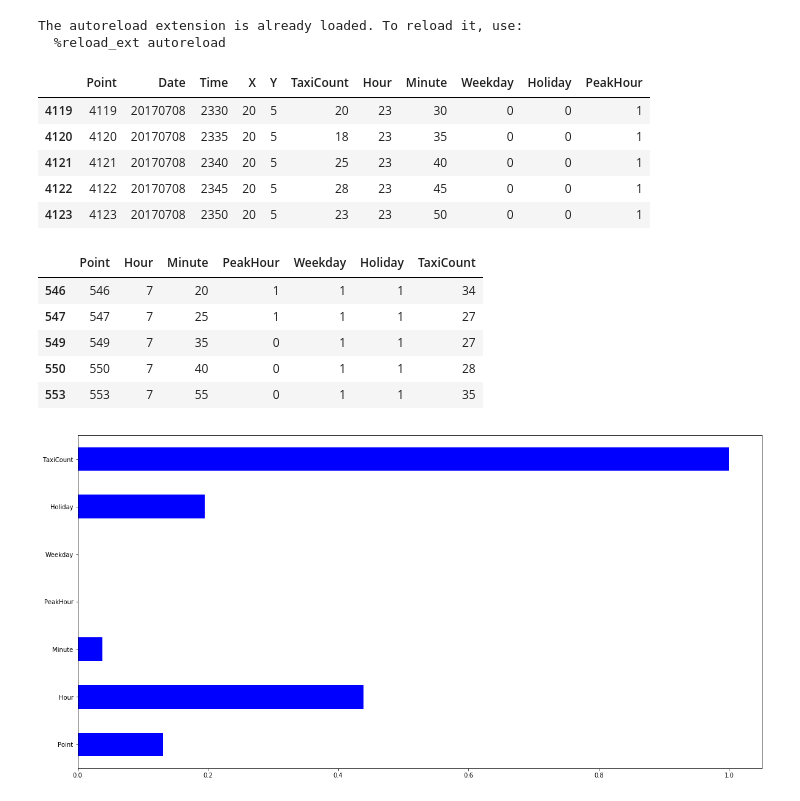
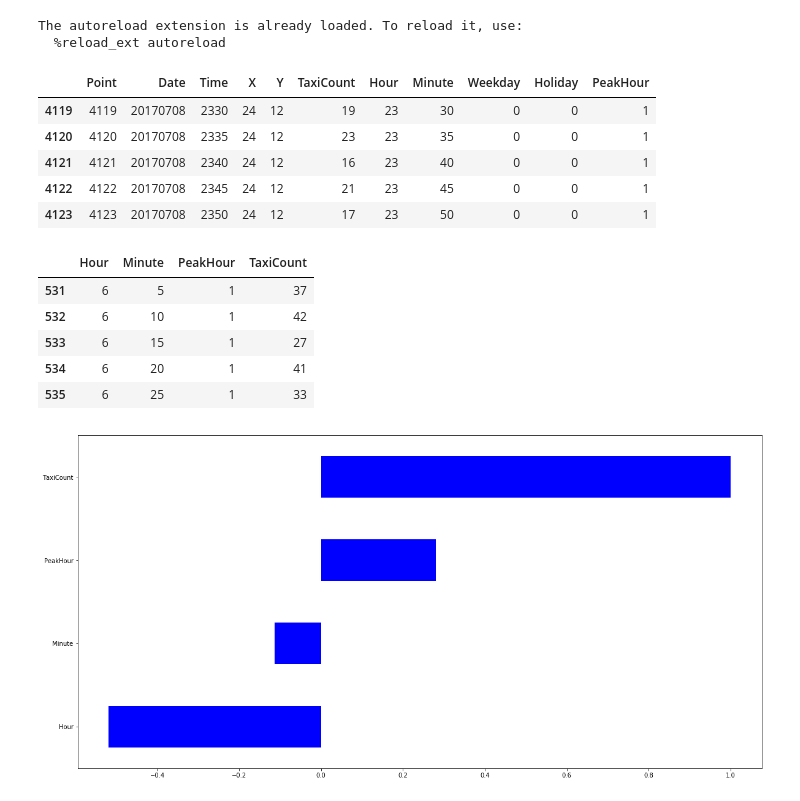
Before and after one commit to hari-allamraju/sg-taxidata, a Jupyter notebook: notebooks/Methodical study.ipynb, the cells around one changed output. Cells and saved outputs as stored; diff of their text form; code cells hidden in the pictures.

```diff
--- a/notebooks/Methodical study.ipynb
+++ b/notebooks/Methodical study.ipynb
@@ -36,7 +36,7 @@ def weekday(d):
     dt=datetime.strptime(d,"%Y%m%d")
     return 1 if datetime.isoweekday(dt)<6 else 0
 
-df=taxis.get_df_all_taxi_data(DBNAME,LAT1,LON1)
+df=taxis.get_df_all_taxi_data(DBNAME,LAT,LON)
 df['Hour']=df.apply(lambda r:int(r['Time'][:2]),axis=1)
 df['Minute']=df.apply(lambda r:int(r['Time'][2:]),axis=1)
 df['Weekday']=df.apply(lambda r: weekday(r['Date']),axis=1)
@@ -46,27 +46,27 @@ df['PeakHour']=df.apply(lambda r: peak(r['Hour'],r['Minute'],r['Weekday']),axis=
 df.tail()
 # %% [output]
 |  | Point | Date | Time | X | Y | TaxiCount | Hour | Minute | Weekday | Holiday | PeakHour |
-| 4119 | 4119 | 20170708 | 2330 | 20 | 5 | 20 | 23 | 30 | 0 | 0 | 1 |
-| 4120 | 4120 | 20170708 | 2335 | 20 | 5 | 18 | 23 | 35 | 0 | 0 | 1 |
-| 4121 | 4121 | 20170708 | 2340 | 20 | 5 | 25 | 23 | 40 | 0 | 0 | 1 |
-| 4122 | 4122 | 20170708 | 2345 | 20 | 5 | 28 | 23 | 45 | 0 | 0 | 1 |
-| 4123 | 4123 | 20170708 | 2350 | 20 | 5 | 23 | 23 | 50 | 0 | 0 | 1 |
+| 4119 | 4119 | 20170708 | 2330 | 24 | 12 | 19 | 23 | 30 | 0 | 0 | 1 |
+| 4120 | 4120 | 20170708 | 2335 | 24 | 12 | 23 | 23 | 35 | 0 | 0 | 1 |
+| 4121 | 4121 | 20170708 | 2340 | 24 | 12 | 16 | 23 | 40 | 0 | 0 | 1 |
+| 4122 | 4122 | 20170708 | 2345 | 24 | 12 | 21 | 23 | 45 | 0 | 0 | 1 |
+| 4123 | 4123 | 20170708 | 2350 | 24 | 12 | 17 | 23 | 50 | 0 | 0 | 1 |
 # %%
 h=df.quantile(q=0.8)['TaxiCount']
 l=df.quantile(q=0.2)['TaxiCount']
 # %%
-df_sub=df.query('(TaxiCount>=@l and TaxiCount<=@h) and (Hour>=6 and Hour<=12) and Weekday==1')[['Point','Hour','Minute','PeakHour','Weekday','Holiday','TaxiCount']]
+df_sub=df.query('(TaxiCount>=@l and TaxiCount<=@h) and (Hour>=6 and Hour<=12) and Weekday==1')[['Hour','Minute','PeakHour','TaxiCount']]
 df_sub.head()
 # %% [output]
-|  | Point | Hour | Minute | PeakHour | Weekday | Holiday | TaxiCount |
-| 546 | 546 | 7 | 20 | 1 | 1 | 1 | 34 |
-| 547 | 547 | 7 | 25 | 1 | 1 | 1 | 27 |
-| 549 | 549 | 7 | 35 | 0 | 1 | 1 | 27 |
-| 550 | 550 | 7 | 40 | 0 | 1 | 1 | 28 |
-| 553 | 553 | 7 | 55 | 0 | 1 | 1 | 35 |
+|  | Hour | Minute | PeakHour | TaxiCount |
+| 531 | 6 | 5 | 1 | 37 |
+| 532 | 6 | 10 | 1 | 42 |
+| 533 | 6 | 15 | 1 | 27 |
+| 534 | 6 | 20 | 1 | 41 |
+| 535 | 6 | 25 | 1 | 33 |
 # %%
 corr=df_sub.corr()['TaxiCount'].plot(kind='barh',color='b')
 plt.show()
 # %% [output]
-[figure, old version]
+[figure, new version]
 # %%
```
Also changed, not shown: parts of 5 cells of this notebook.
